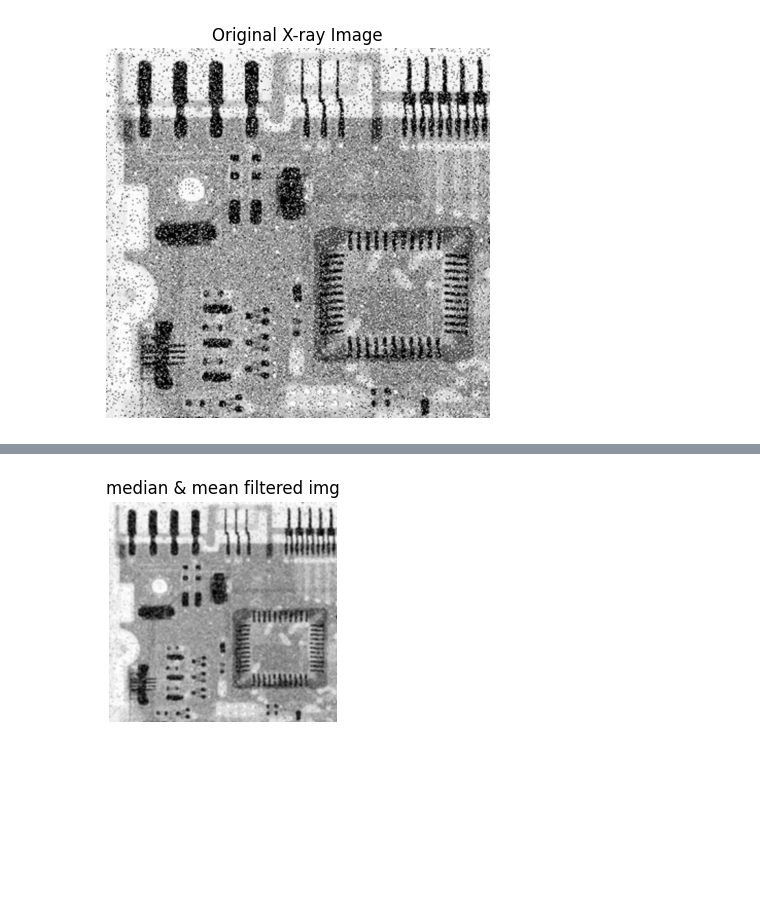
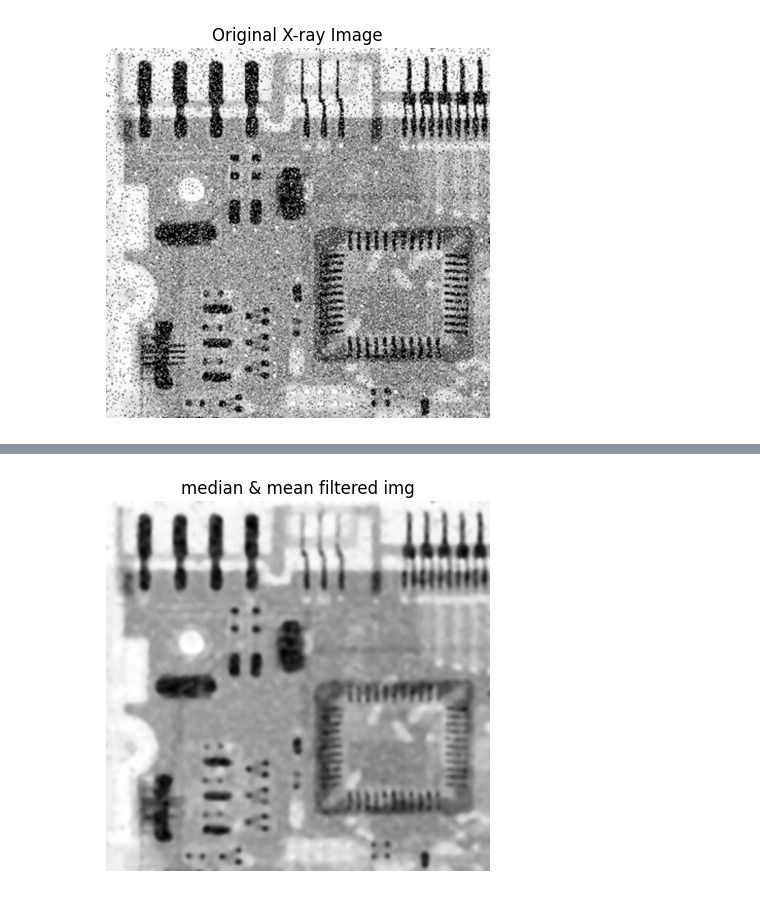
Before and after one commit to AIwaziri/Ai-361-LAB-IP, a Jupyter notebook: LAB03/Lab03-waziri.ipynb, the cells around one changed output, grey strips where cells are left out. Drawn from its saved outputs; the diff is of its cells as text; code cells hidden in the pictures; blank space fills up the shorter version.

```diff
--- a/LAB03/Lab03-waziri.ipynb
+++ b/LAB03/Lab03-waziri.ipynb
@@ -15,7 +15,7 @@ plt.show()
 # %%
 image = img_as_ubyte(image)
 # %%
-median_filtered = median(image, disk(2))
+median_filtered = median(image, disk(5))
 # %%
 mean_filtered = uniform_filter(median_filtered, size=(5, 5)) # 5x5 kernel
 # %%
@@ -30,11 +30,11 @@ plt.show()
 # %%
-plt.figure(figsize=(10, 8))
-plt.subplot(1, 3, 3)
+# plt.figure(figsize=(10, 8))
+# plt.subplot(1, 3, 3)
 plt.imshow(mean_filtered, cmap='gray')
 plt.title('median & mean filtered img')
 plt.axis('off')
 plt.show()
 # %% [output]
-[figure, old version]
+[figure, new version]
 # %%
 io.imsave('filtered_image.jpg', mean_filtered)
```
Also changed, not shown: parts of 3 cells of this notebook, 2 other files.
